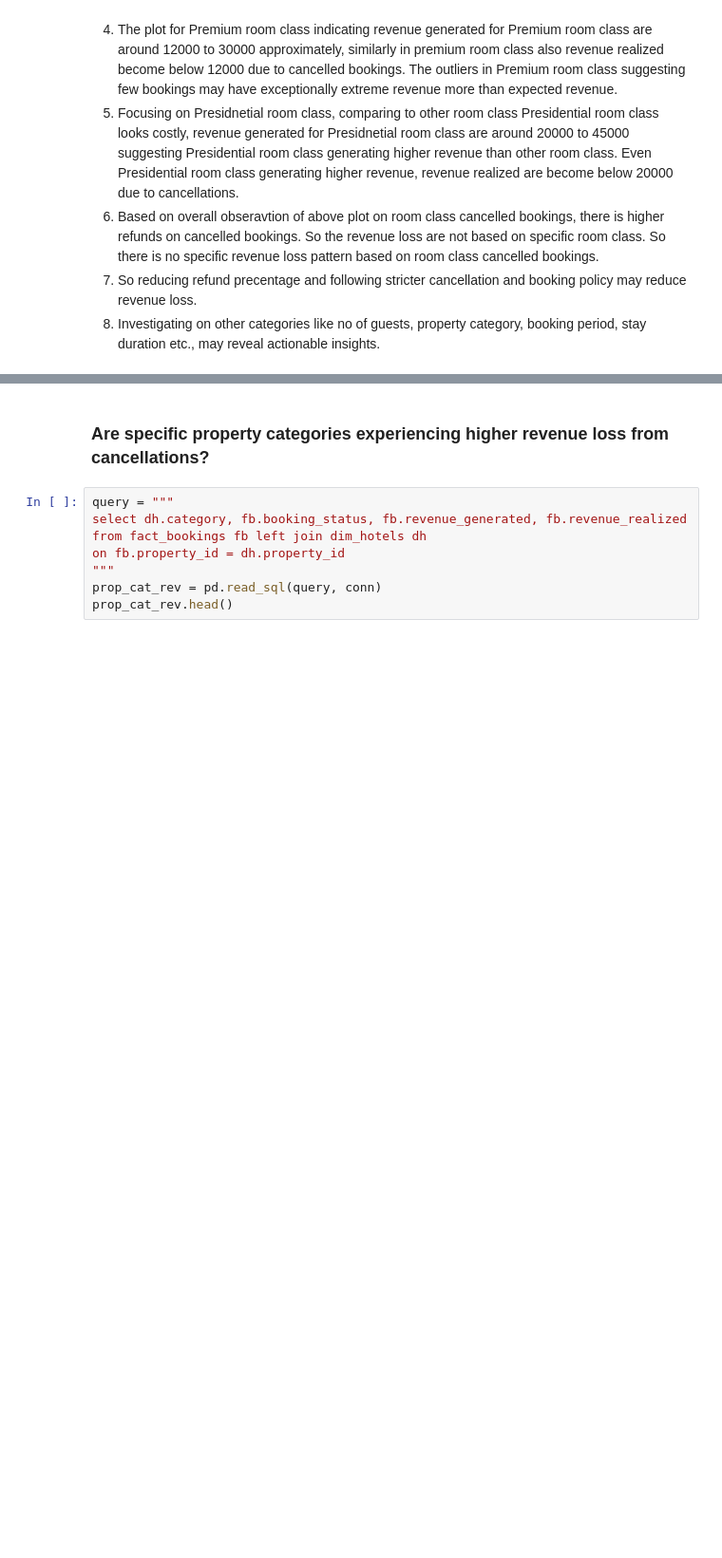
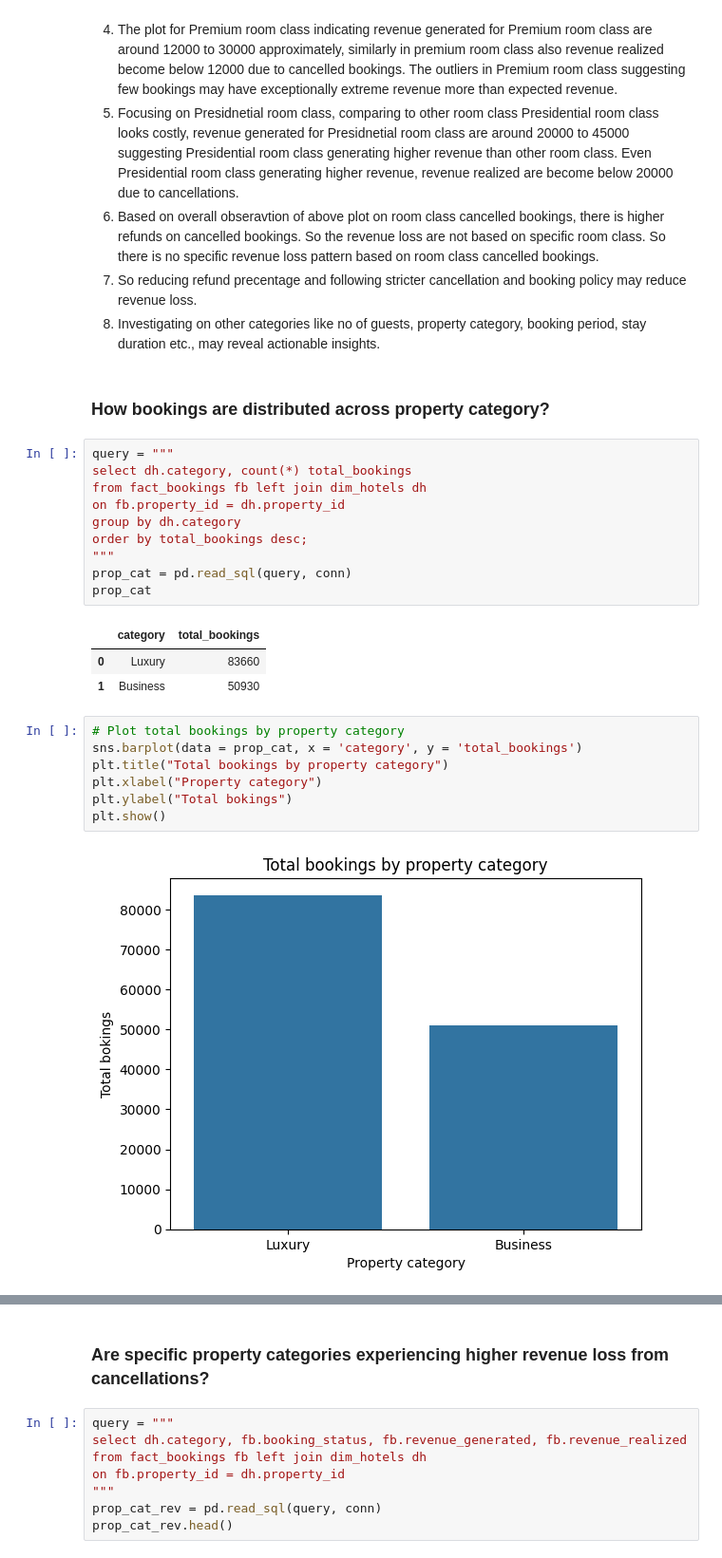
Before and after one commit to Bhuvi128/Hospitality-Revenue-Optimization-Data-analysis, a Jupyter notebook: Hospitality Revenue Optimzation.ipynb, the cells around one changed output, grey strips where cells are left out. Shown at 95% size. Cells and saved outputs as stored; diff of their text form; blank space fills up the shorter version.

```diff
--- a/Hospitality Revenue Optimzation.ipynb
+++ b/Hospitality Revenue Optimzation.ipynb
@@ -507,3 +510,28 @@ indicating higher refunds.
 6. Based on overall obseravtion of above plot on room class cancelled bookings, there is higher refunds on cancelled bookings. So the revenue loss are not based on specific room class. So there is no specific revenue loss pattern based on room class cancelled bookings.
 7. So reducing refund precentage and following stricter cancellation and booking policy may reduce revenue loss.
 8. Investigating on other categories like no of guests, property category, booking period, stay duration etc., may reveal actionable insights.
+# %% [markdown]
+### How bookings are distributed across property category?
+# %%
+query = """
+select dh.category, count(*) total_bookings
+from fact_bookings fb left join dim_hotels dh
+on fb.property_id = dh.property_id
+group by dh.category
+order by total_bookings desc;
+"""
+prop_cat = pd.read_sql(query, conn)
+prop_cat
+# %% [output]
+|  | category | total_bookings |
+| 0 | Luxury | 83660 |
+| 1 | Business | 50930 |
+# %%
+# Plot total bookings by property category
+sns.barplot(data = prop_cat, x = 'category', y = 'total_bookings')
+plt.title("Total bookings by property category")
+plt.xlabel("Property category")
+plt.ylabel("Total bokings")
+plt.show()
+# %% [output]
+[figure, added]
```
Also changed, not shown: parts of 11 cells of this notebook, 1 other file.
